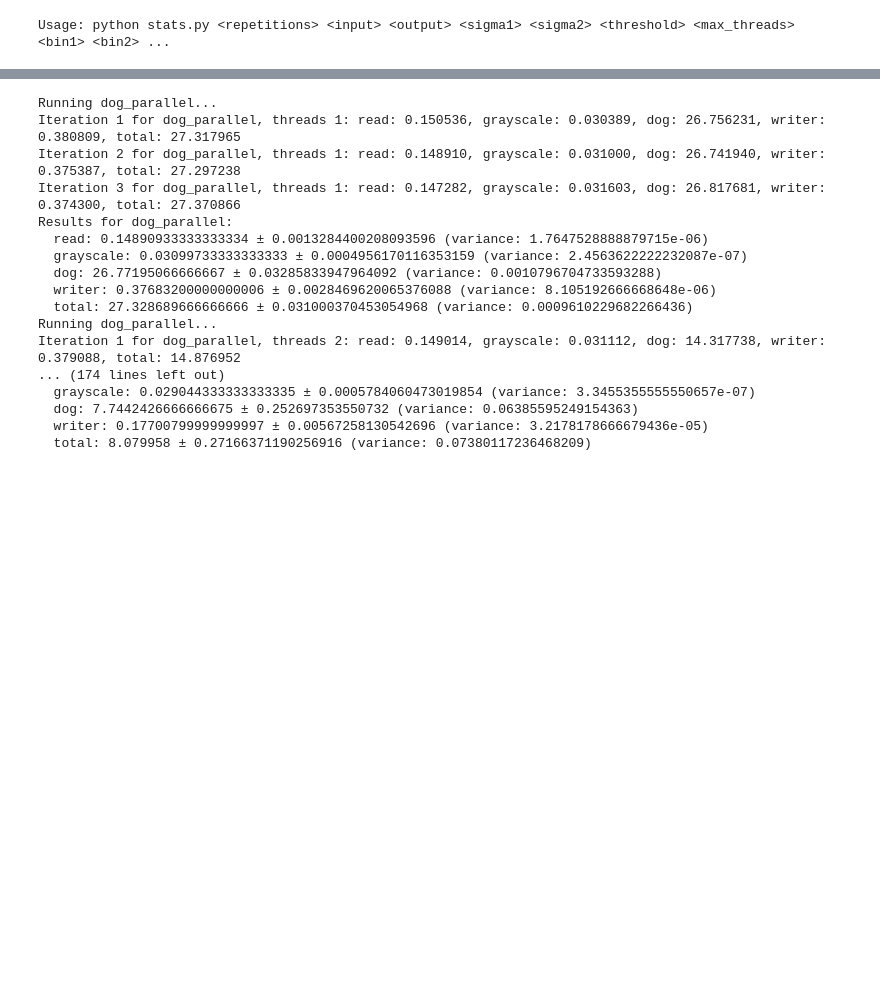
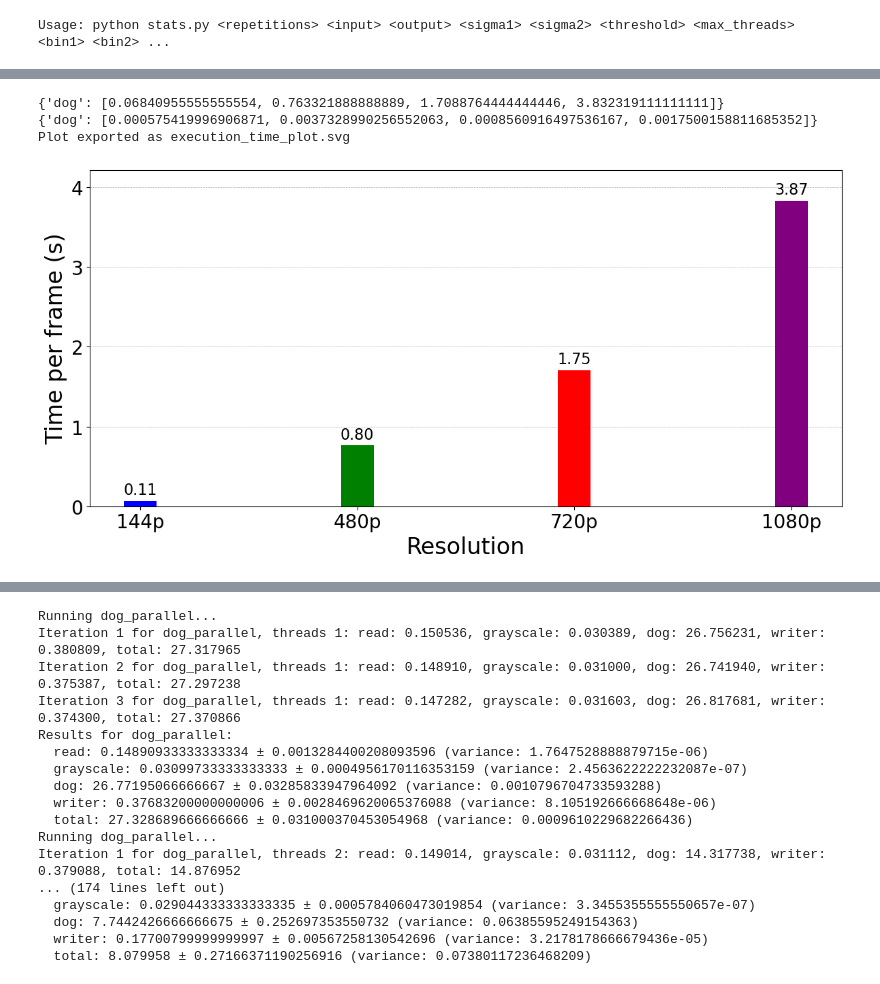
Before and after one commit to Antonio-Ciociola/CA_Project, a Jupyter notebook: stats.ipynb, the cells around one changed output, grey strips where cells are left out. Cells and saved outputs as stored; diff of their text form; code cells hidden in the pictures; blank space fills up the shorter version.

```diff
--- a/stats.ipynb
+++ b/stats.ipynb
@@ -134,0 +213,68 @@ results
+# %%
+#single bin
+import numpy as np
+from matplotlib.backends.backend_pdf import PdfPages
+
+import matplotlib.pyplot as plt
+
+# Extract data for plotting
+#bins = list(results.keys())
+categories = ['dog']  # Exclude 'total' for individual bar plots
+
+
+# Reorder bins for plotting
+bins = ['dog', 'dog_optimized', 'dog_parallel', 'dog_gpu']
+bins = ['dog_gpu']
+
+bins = RESOLUTIONS
+
+single_bin_results = results['dog']
+
+# Prepare data for means and confidence intervals
+means = {category: [single_bin_results[bin]['means'][category] for bin in bins] for category in categories}
+std_devs = {category: [single_bin_results[bin]['std_deviation'][category] for bin in bins] for category in categories}
+
+print(means)
+print(std_devs)
+
+# Plotting
+x = np.arange(len(bins))  # the label locations
+width = 0.15  # the width of the bars
+
+fig, ax = plt.subplots(figsize=(12, 6))
+
+# Create bars for each category
+colors = ['blue', 'green', 'red', 'purple']  # Define a list of colors for each bin
+for i, category in enumerate(categories):
+    bars = ax.bar(x + i * width, means[category], width, label=category, color=colors[:len(bins)])
+    for bar in bars:
+        height = bar.get_height()+0.04
+        ax.text(bar.get_x() + bar.get_width() / 2, height, f'{height:.2f}', ha='center', va='bottom', fontsize=16)
+
+# Add labels, title, and legend
+#ax.set_xlabel('Bins')
+ax.set_ylabel('Time per frame (s)', fontsize=24)
+ax.set_xlabel('Resolution', fontsize=24)
+# ax.set_title('Execution Time')
+ax.set_xticks(x + width * (len(categories) - 1) / 2)
+ax.set_xticklabels([f"{label}p" for label in bins], fontsize=20)
+ax.tick_params(axis='y', labelsize=20)
+#ax.set_yscale('log')
+ax.set_axisbelow(True)
+ax.yaxis.grid(True, which='both', linestyle='--', linewidth=0.5)
+ax.set_ylim(top=max(height * 1.1 for height in means['dog']))
+ax.yaxis.set_major_formatter(plt.FuncFormatter(lambda y, _: f'{y:g}'))
+
+plt.tight_layout(pad=3.0)
+
+fig.savefig('/tmp/execution_time_plot_lineare.svg', format='svg')
+print("Plot exported as execution_time_plot.svg")
+
+# Show plot
+plt.tight_layout()
+plt.show()
+# %% [output]
+{'dog': [0.06840955555555554, 0.763321888888889, 1.7088764444444446, 3.832319111111111]}
+{'dog': [0.000575419996906871, 0.0037328990256552063, 0.0008560916497536167, 0.0017500158811685352]}
+Plot exported as execution_time_plot.svg
+[figure, added]
```
Also changed, not shown: parts of 12 cells of this notebook, 1 other file.
